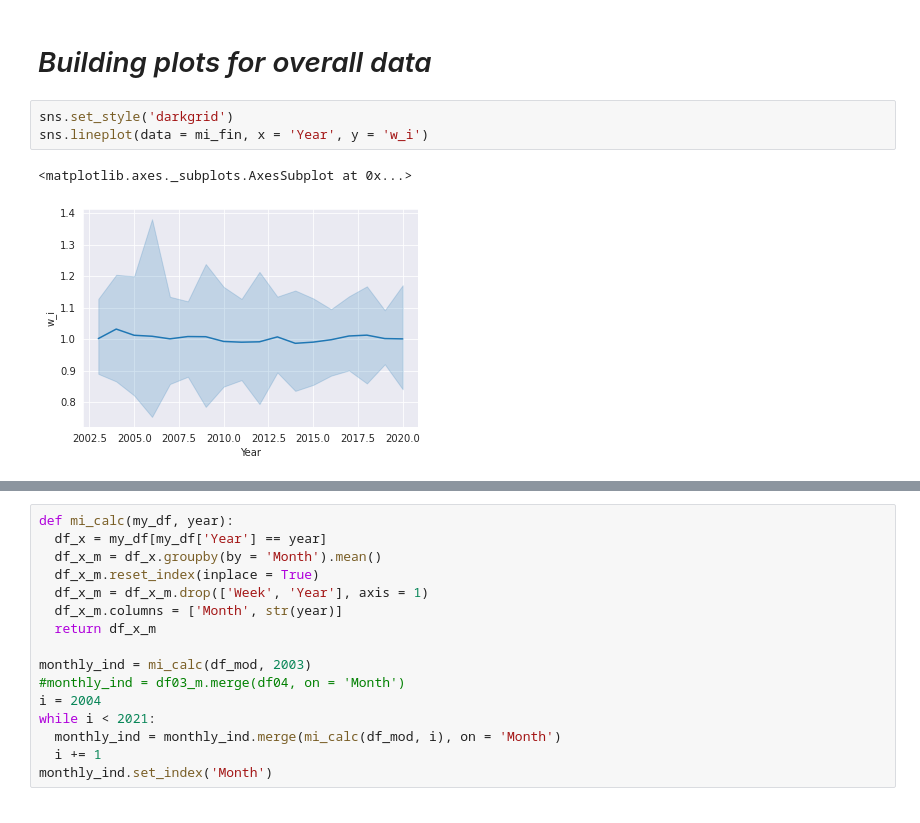
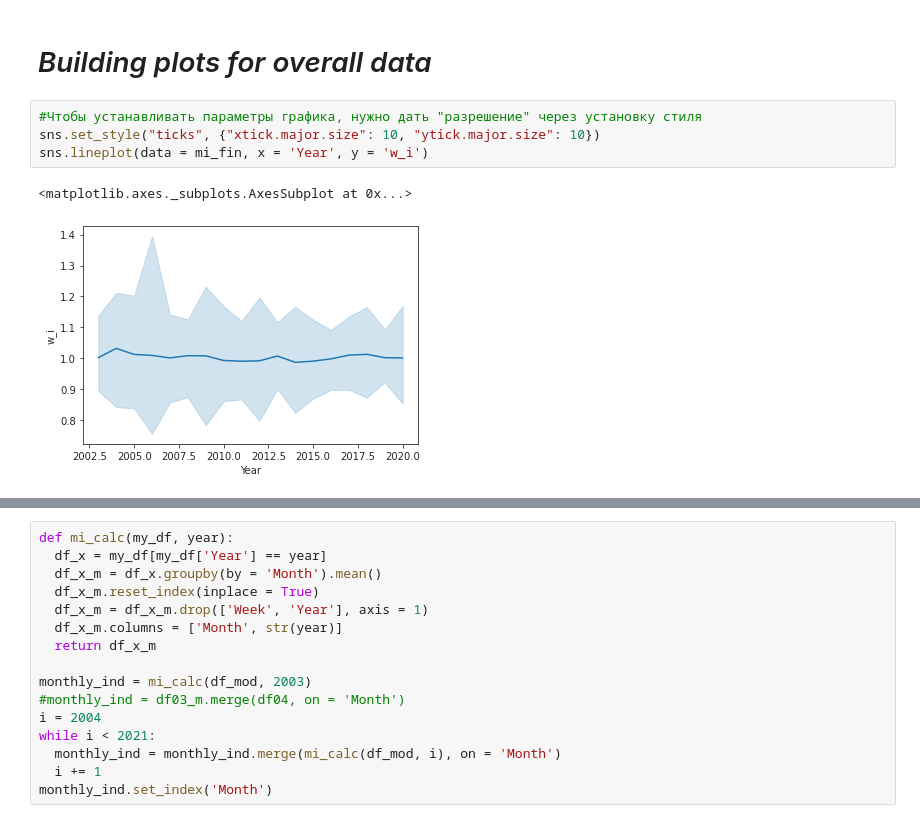
Before and after one commit to ADv0rnik/Data-analysis-for-JER, a Jupyter notebook: Monthly_index_calc.ipynb, the cells around one changed output, grey strips where cells are left out. Cells and saved outputs as stored; diff of their text form.

```diff
--- a/Monthly_index_calc.ipynb
+++ b/Monthly_index_calc.ipynb
@@ -159,11 +160,12 @@ mi_win
 # %% [markdown]
 # *Building plots for overall data*
-# %%
-sns.set_style('darkgrid')
-sns.lineplot(data = mi_fin, x = 'Year', y = 'w_i')
-# %% [output]
-<matplotlib.axes._subplots.AxesSubplot at 0x...>
-[figure, removed]
+# %%
+#Чтобы устанавливать параметры графика, нужно дать "разрешение" через установку стиля
+sns.set_style("ticks", {"xtick.major.size": 10, "ytick.major.size": 10})
+sns.lineplot(data = mi_fin, x = 'Year', y = 'w_i')
+# %% [output]
+<matplotlib.axes._subplots.AxesSubplot at 0x...>
+[figure, added]
 # %%
 f, ax = plt.subplots(figsize = (12, 8), dpi = 80)
 sns.lineplot(data = mi_win,
```
Also changed, not shown: parts of 12 cells of this notebook.
